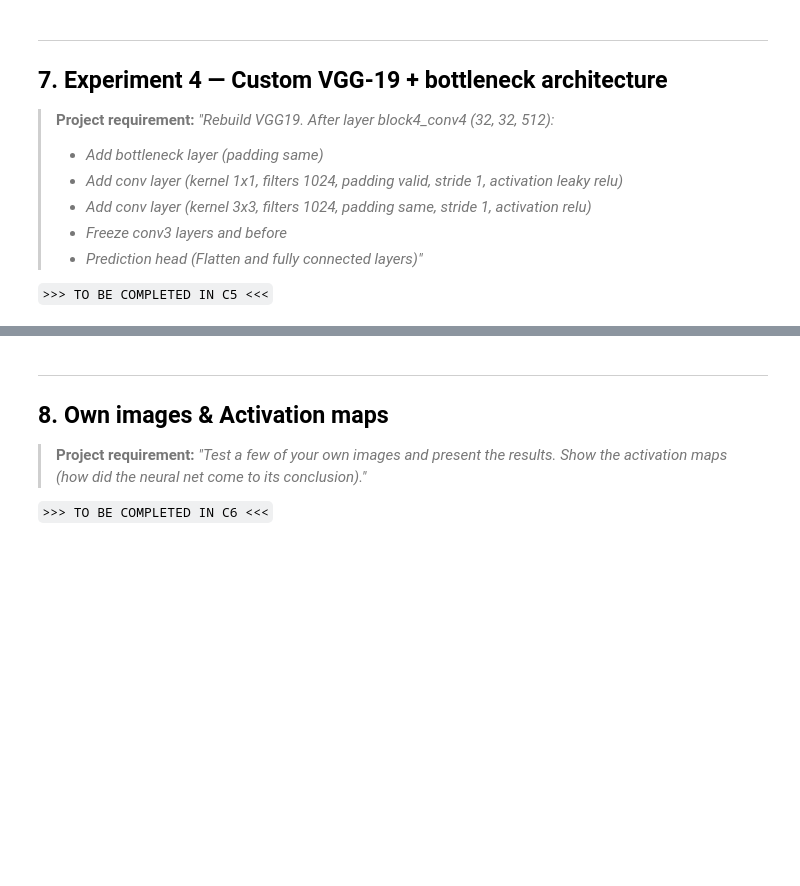
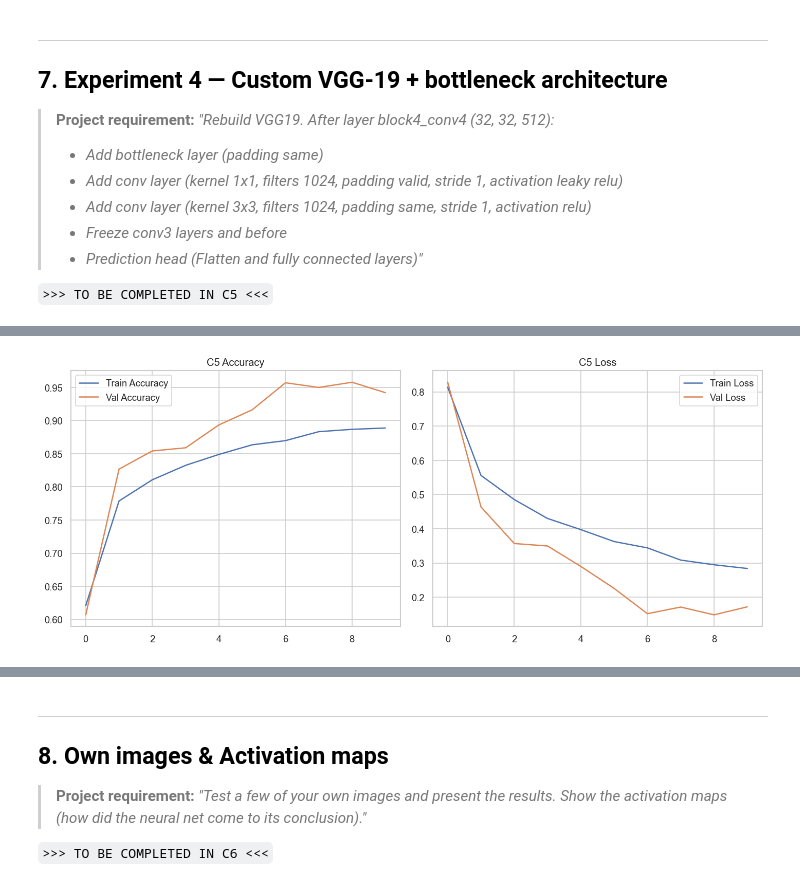
Before and after one commit to VadimSteshkov/cv-fruit-classification, a Jupyter notebook: project_k.ipynb, the cells around one changed output, grey strips where cells are left out. Cells and saved outputs as stored; diff of their text form; code cells hidden in the pictures; blank space fills up the shorter version.

Commit message:
fix: correct VGG19 bottleneck architecture implementation

```diff
--- a/project_k.ipynb
+++ b/project_k.ipynb
@@ -1432,0 +1273,17 @@ fruit classification.
+# %%
+EPOCHS_C5 = 10
+LEARNING_RATE_C5 = 1e-4
+
+train_c5_ds = train_c4_ds
+val_c5_ds = val_c4_ds
+test_c5_ds = test_c4_ds
+
+num_classes = train_c4_ds.element_spec[1].shape[-1]
+
+def preprocess_c5(images, labels):
+	images = preprocess_input(images * 255.0)
+	return images, labels
+
+train_c5_ds = train_c5_ds.map(preprocess_c5, num_parallel_calls=AUTOTUNE).prefetch(AUTOTUNE)
+val_c5_ds = val_c5_ds.map(preprocess_c5, num_parallel_calls=AUTOTUNE).prefetch(AUTOTUNE)
+test_c5_ds = test_c5_ds.map(preprocess_c5, num_parallel_calls=AUTOTUNE).prefetch(AUTOTUNE)
@@ -1432,0 +1448,21 @@ fruit classification.
+# %%
+plt.figure(figsize=(12, 5))
+
+plt.subplot(1, 2, 1)
+plt.plot(history_c5.history["accuracy"], label="Train Accuracy")
+plt.plot(history_c5.history["val_accuracy"], label="Val Accuracy")
+plt.title("C5 Accuracy")
+plt.legend()
+
+plt.subplot(1, 2, 2)
+plt.plot(history_c5.history["loss"], label="Train Loss")
+plt.plot(history_c5.history["val_loss"], label="Val Loss")
+plt.title("C5 Loss")
+plt.legend()
+
+plt.tight_layout()
+
+plt.savefig("reports/c5_vgg19_bottleneck.png")
+plt.show()
+# %% [output]
+[figure, added]
```
Also changed, not shown: parts of 21 cells of this notebook, 9 other files.
